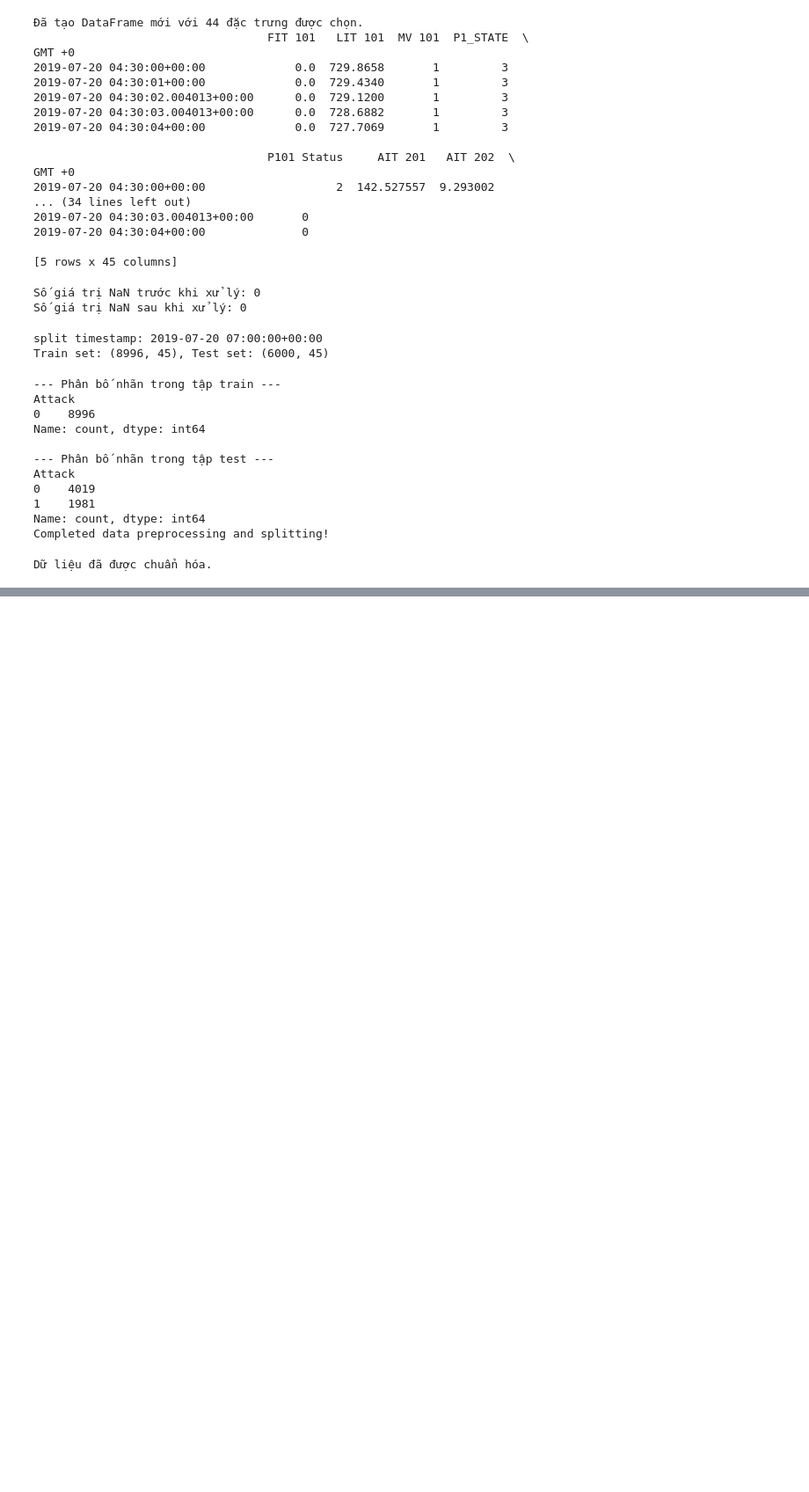
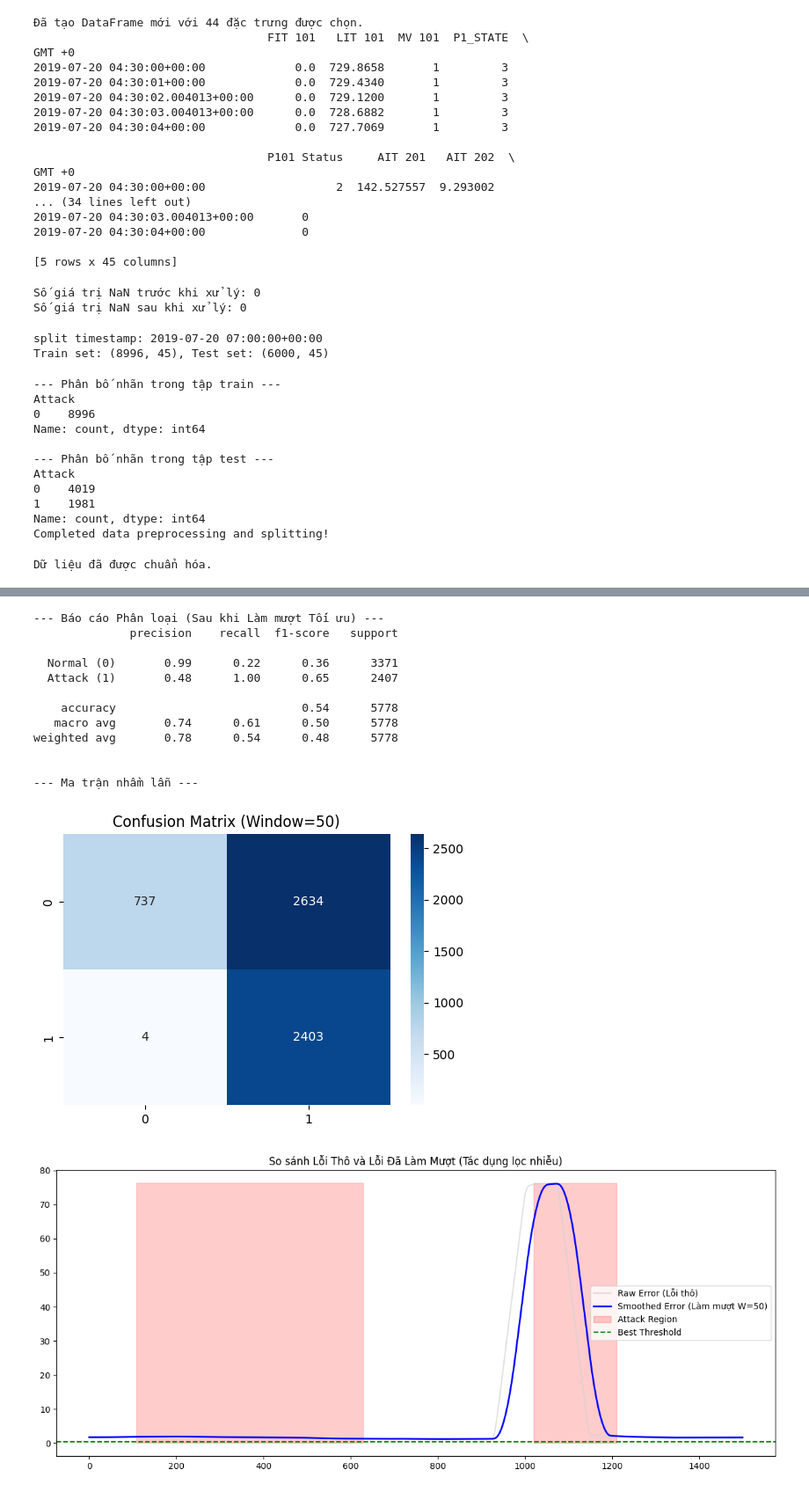
Before and after one commit to NguyenHa554/Anomaly-detection-in-SCADA-system-, a Jupyter notebook: SWAT_analysis.ipynb, the cells around one changed output, grey strips where cells are left out. Shown at 88% size. Cells and saved outputs as stored; diff of their text form; code cells hidden in the pictures; blank space fills up the shorter version.

```diff
--- a/SWAT_analysis.ipynb
+++ b/SWAT_analysis.ipynb
@@ -304,7 +277,7 @@ def create_cnn_lstm_sequences(X, y, past_history=720, future_target=72):
         y_attack.append(1 if 1 in y[indices_y] else 0)
     return np.array(Xs), np.array(ys), np.array(y_attack)
 
-PAST_HISTORY = 200
+PAST_HISTORY =  150
 FUTURE_TARGET = 72
 
 X_train_seq, y_train_seq, _ = create_cnn_lstm_sequences(
@@ -329,11 +302,10 @@ n_future_steps = y_train_seq.shape[1]
 
 model_cnn_lstm = Sequential([
     Conv1D(filters=64, kernel_size=7,padding='same', activation='relu', input_shape=(n_past_steps, n_features)),
-    MaxPooling1D(pool_size=2),
+    Conv1D(filters=32, kernel_size=7, padding='same', activation='relu'),
+    MaxPooling1D(pool_size=4),
     Dropout(0.2),
-    LSTM(32, return_sequences=True),
-    Dropout(0.2),
-    LSTM(16),
+    LSTM(64),
     Dropout(0.2),
     Dense(n_future_steps * n_features),
     tf.keras.layers.Reshape((n_future_steps, n_features)) # Reshape lại thành dạng chuỗi
@@ -454,0 +458,52 @@ Quy trình hoàn tất.
+# %%
+print("\n--- Báo cáo Phân loại (Sau khi Làm mượt Tối ưu) ---")
+print(classification_report(y_test_attack_labels, best_result['predictions'], target_names=['Normal (0)', 'Attack (1)']))
+
+print("\n--- Ma trận nhầm lẫn ---")
+cm = confusion_matrix(y_test_attack_labels, best_result['predictions'])
+plt.figure(figsize=(6, 4))
+sns.heatmap(cm, annot=True, fmt='d', cmap='Blues')
+plt.title(f'Confusion Matrix (Window={best_result["window_size"]})')
+plt.show()
+
+# ==============================================================================
+# 5. TRỰC QUAN HÓA: TÁC DỤNG CỦA LÀM MƯỢT
+# ==============================================================================
+start_idx = 2000
+end_idx = 3500 # Chọn vùng có tấn công để xem rõ
+subset_raw = raw_mae_loss[start_idx:end_idx]
+subset_smooth = best_result['smoothed_loss'][start_idx:end_idx]
+subset_labels = y_test_attack_labels[start_idx:end_idx]
+
+plt.figure(figsize=(15, 6))
+plt.plot(subset_raw, label='Raw Error (Lỗi thô)', color='lightgray', alpha=0.7)
+plt.plot(subset_smooth, label=f'Smoothed Error (Làm mượt W={best_result["window_size"]})', color='blue', linewidth=2)
+
+# Vẽ vùng tấn công
+attack_indices = np.where(subset_labels == 1)[0]
+if len(attack_indices) > 0:
+    # Tô màu vùng tấn công
+    plt.fill_between(range(len(subset_labels)), 0, max(subset_raw),
+                     where=(subset_labels==1), color='red', alpha=0.2, label='Attack Region')
+
+# Vẽ ngưỡng
+plt.axhline(y=best_result['threshold'], color='green', linestyle='--', label='Best Threshold')
+
+plt.title('So sánh Lỗi Thô và Lỗi Đã Làm Mượt (Tác dụng lọc nhiễu)')
+plt.legend()
+plt.show()
+# %% [output]
+--- Báo cáo Phân loại (Sau khi Làm mượt Tối ưu) ---
+              precision    recall  f1-score   support
+
+  Normal (0)       0.99      0.22      0.36      3371
+  Attack (1)       0.48      1.00      0.65      2407
+
+    accuracy                           0.54      5778
+   macro avg       0.74      0.61      0.50      5778
+weighted avg       0.78      0.54      0.48      5778
+
+
+--- Ma trận nhầm lẫn ---
+[figure, added]
+[figure, added]
```
Also changed, not shown: parts of 10 cells of this notebook.
